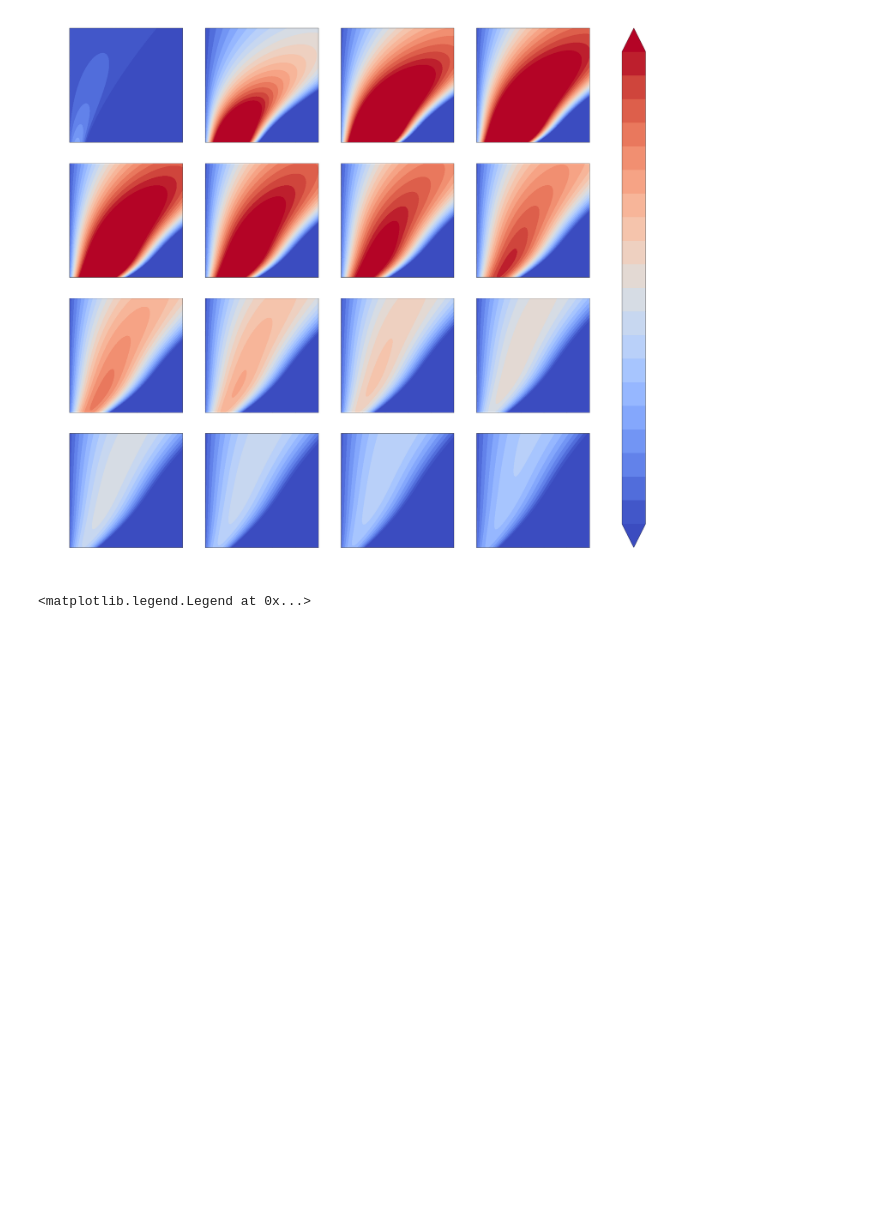
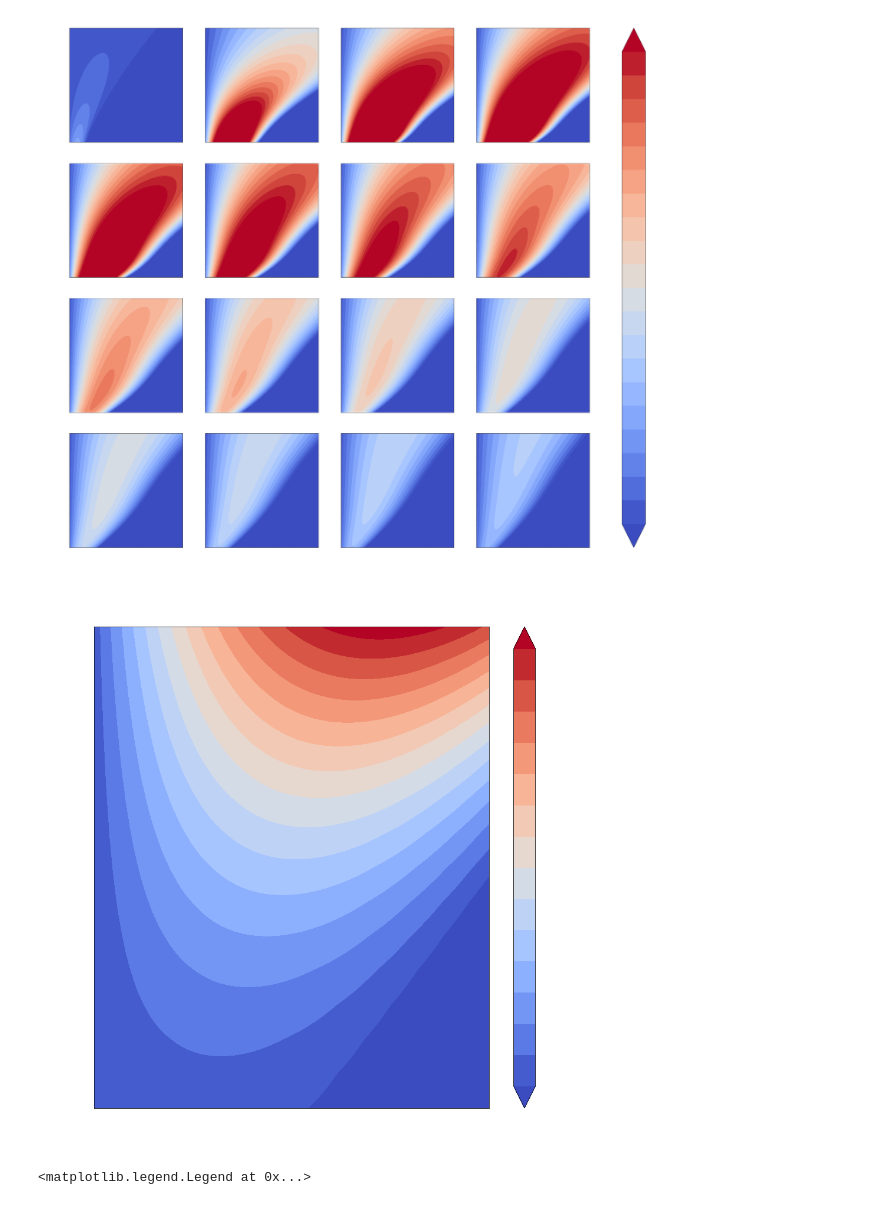
Before and after one commit to kjc1998/Tesla-Turbine-Flow-Simulation, a Jupyter notebook: teslaModel3.ipynb, the cells around one changed output. Cells and saved outputs as stored; diff of their text form; code cells hidden in the pictures; blank space fills up the shorter version.

Commit message:
performance matrix

```diff
--- a/teslaModel3.ipynb
+++ b/teslaModel3.ipynb
@@ -344,6 +344,68 @@ cbar.ax.set_yticklabels(ticklabs, fontsize=30)
 plt.show()
 # %% [output]
 [figure]
+# %%
+massFlowRateRange = np.arange(0.5, 2, 0.1)
+rpmRange = np.linspace(50,5000,100)
+
+'''Base Case'''
+voluteThickness = 0.005
+discThickness = 0.0008
+discSpacing = 0.0002
+wallSpace = 0.001
+wallDisplacement = 0.003
+
+nDiscBase = 5
+rotorOuter = 0.073
+rotorInner = 0.3*rotorOuter
+
+hiOutput = 0
+
+powerStorageStore = []
+
+for i in range(len(rpmRange)):
+    powerStorageStore.append([])
+    effectiveRPM = rpmRange[i]
+    for j in range(len(massFlowRateRange)):
+        currentMFR = massFlowRateRange[j]
+        KJ, sol, rs = solutionGenerator(rotorInner, rotorOuter, discSpacing, \
+                        discThickness, nDiscBase - 1, voluteThickness, wallSpace, 0, wallDisplacement,
+                         currentMFR, density, effectiveRPM)
+
+        currentOutput = power(sol[:,0], rs, KJ)
+        powerStorageStore[i].append(currentOutput)
+        if currentOutput > hiOutput:
+            hiOutput = currentOutput
+X,Y = np.meshgrid(rpmRange,massFlowRateRange)
+powerStorageStore = np.array(powerStorageStore)
+
+'''Plots'''
+
+fig, axs = plt.subplots(figsize=(15,15))
+levels = np.arange(0, int(hiOutput)+1, 50)
+# levels = np.arange(0,101,5)
+cs = axs.contourf(X,Y,powerStorageStore.transpose(),levels=levels,\
+                                     extend='both',cmap="coolwarm")
+axs.set_title("Performance Matrix",color='white',fontsize=40, pad=20)
+
+axs.set_xlabel('RPM', color='white', fontsize=30)
+axs.set_ylabel('Mass Flow Rate (kg/s)', color='white', fontsize=30)
+axs.set_ylim(top=massFlowRateRange[-1], bottom=massFlowRateRange[0])
+axs.set_xlim(left=rpmRange[0], right=rpmRange[-1])
+axs.tick_params(axis='x', colors='white', labelsize=30)
+axs.tick_params(axis='y', colors='white', labelsize=30)
+
+cbar = plt.colorbar(cs,ax=axs)
+cbar.ax.set_ylabel('Power (W)', fontsize=30)
+cbar.ax.yaxis.label.set_color('white')
+cbar.ax.tick_params(axis='y', colors='white')
+
+ticklabs = cbar.ax.get_yticklabels()
+cbar.ax.set_yticklabels(ticklabs, fontsize=30)
+
+plt.show()
+# %% [output]
+[figure, added]
 # %%
 '''upScaling & nominalPower'''
 '''every aspect set as constant except radius and disc spacing'''
```
Also changed, not shown: parts of 3 cells of this notebook.
